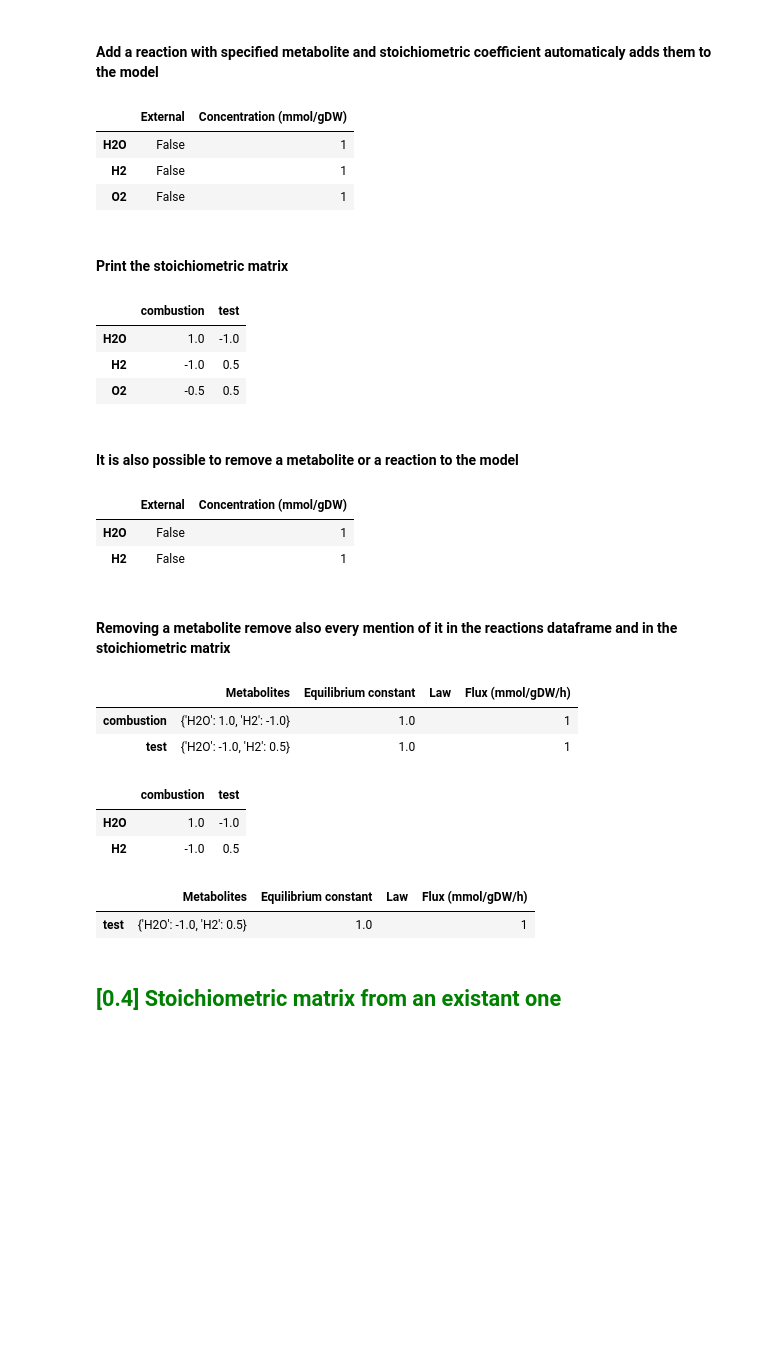
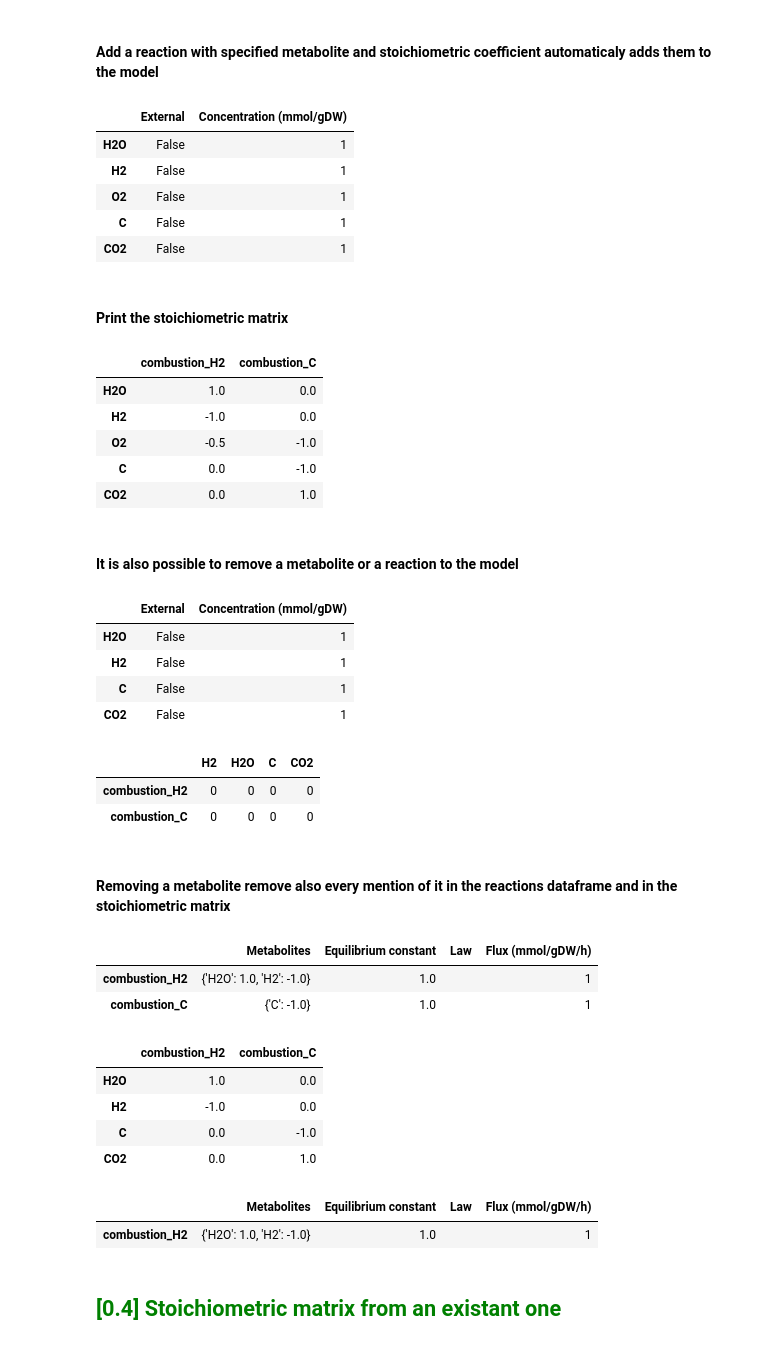
Before and after one commit to tuturax/BadAss, a Jupyter notebook: test_class.ipynb, the cells around one changed output. Saved outputs shown, nothing was run; the diff lists cells and outputs as text; code cells hidden in the pictures; blank space fills up the shorter version.

```diff
--- a/test_class.ipynb
+++ b/test_class.ipynb
@@ -22,15 +22,15 @@ metabolite_reaction = {"H2O" : 1.0,
                        "H2"  :-1.0,
                        "O2"  :-0.5}
 
-momo.reactions.add(name = "combustion", metabolites = metabolite_reaction, k_eq = 1.0, law = "", flux=1.0)
+momo.reactions.add(name = "combustion_H2", metabolites = metabolite_reaction, k_eq = 1.0, law = "", flux=1.0)
 # %% [output]
 Don't worry, the metabolite will be add after the add of the 1st reaction
 The metabolite "H2O" is already in the model !
 # %%
-metabolite_reaction2 = {"H2O" : -1.0,
-                       "H2"  : 0.5,
-                       "O2"  : 0.5}
-momo.reactions.add(name = "test", metabolites = metabolite_reaction2, k_eq = 1.0, law = "", flux=1.0)
+metabolite_reaction2 = {"C" : -1.0,
+                       "O2"  : -1.0,
+                       "CO2"  : 1.0}
+momo.reactions.add(name = "combustion_C", metabolites = metabolite_reaction2, k_eq = 1.0, law = "", flux=1.0)
 # %%
 momo.reactions.df
 # %% [output]
@@ -46,15 +46,19 @@ momo.metabolites.df
 | H2O | False | 1 |
 | H2 | False | 1 |
 | O2 | False | 1 |
+| C | False | 1 |
+| CO2 | False | 1 |
 # %% [markdown]
 #### Print the stoichiometric matrix
 # %%
 momo.Stoichio_matrix
 # %% [output]
-|  | combustion | test |
-| H2O | 1.0 | -1.0 |
-| H2 | -1.0 | 0.5 |
-| O2 | -0.5 | 0.5 |
+|  | combustion_H2 | combustion_C |
+| H2O | 1.0 | 0.0 |
+| H2 | -1.0 | 0.0 |
+| O2 | -0.5 | -1.0 |
+| C | 0.0 | -1.0 |
+| CO2 | 0.0 | 1.0 |
 # %% [markdown]
 #### It is also possible to remove a metabolite or a reaction to the model
 # %%
@@ -64,26 +68,36 @@ momo.metabolites.df
 |  | External | Concentration (mmol/gDW) |
 | H2O | False | 1 |
 | H2 | False | 1 |
+| C | False | 1 |
+| CO2 | False | 1 |
+# %%
+momo.elasticity.s.df
+# %% [output]
+|  | H2 | H2O | C | CO2 |
+| combustion_H2 | 0 | 0 | 0 | 0 |
+| combustion_C | 0 | 0 | 0 | 0 |
 # %% [markdown]
 #### Removing a metabolite remove also every mention of it in the reactions dataframe and in the stoichiometric matrix
 # %%
 momo.reactions.df
 # %% [output]
 |  | Metabolites | Equilibrium constant | Law | Flux (mmol/gDW/h) |
-| combustion | {'H2O': 1.0, 'H2': -1.0} | 1.0 |  | 1 |
-| test | {'H2O': -1.0, 'H2': 0.5} | 1.0 |  | 1 |
+| combustion_H2 | {'H2O': 1.0, 'H2': -1.0} | 1.0 |  | 1 |
+| combustion_C | {'C': -1.0} | 1.0 |  | 1 |
 # %%
 momo.Stoichio_matrix
 # %% [output]
-|  | combustion | test |
-| H2O | 1.0 | -1.0 |
-| H2 | -1.0 | 0.5 |
+|  | combustion_H2 | combustion_C |
+| H2O | 1.0 | 0.0 |
+| H2 | -1.0 | 0.0 |
+| C | 0.0 | -1.0 |
+| CO2 | 0.0 | 1.0 |
 # %%
-momo.reactions.remove(name="combustion")
+momo.reactions.remove(name="combustion_C")
 momo.reactions.df
 # %% [output]
 |  | Metabolites | Equilibrium constant | Law | Flux (mmol/gDW/h) |
-| test | {'H2O': -1.0, 'H2': 0.5} | 1.0 |  | 1 |
+| combustion_H2 | {'H2O': 1.0, 'H2': -1.0} | 1.0 |  | 1 |
 # %% [markdown]
 ## <font color='green'> [0.4] Stoichiometric matrix from an existant one </font>
 # %%
```
Also changed, not shown: parts of 25 cells of this notebook, 1 other file.
